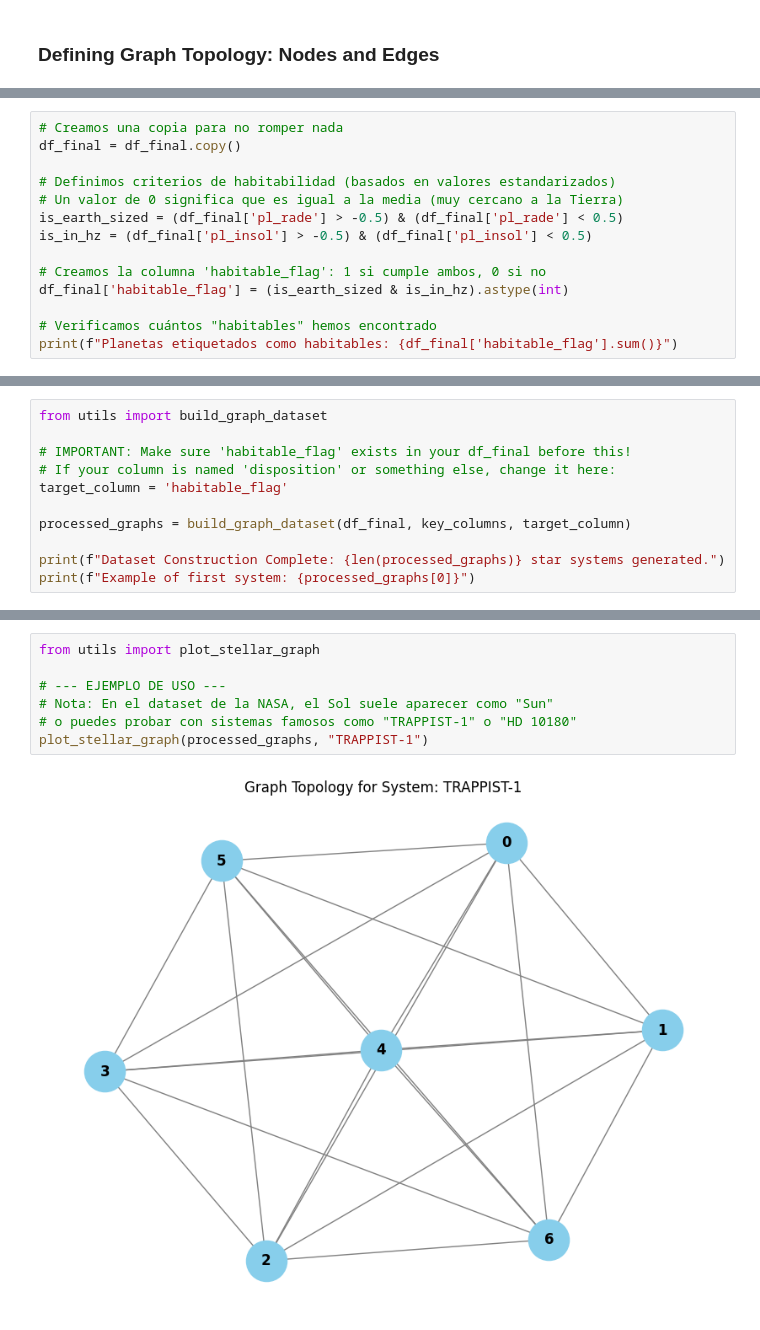
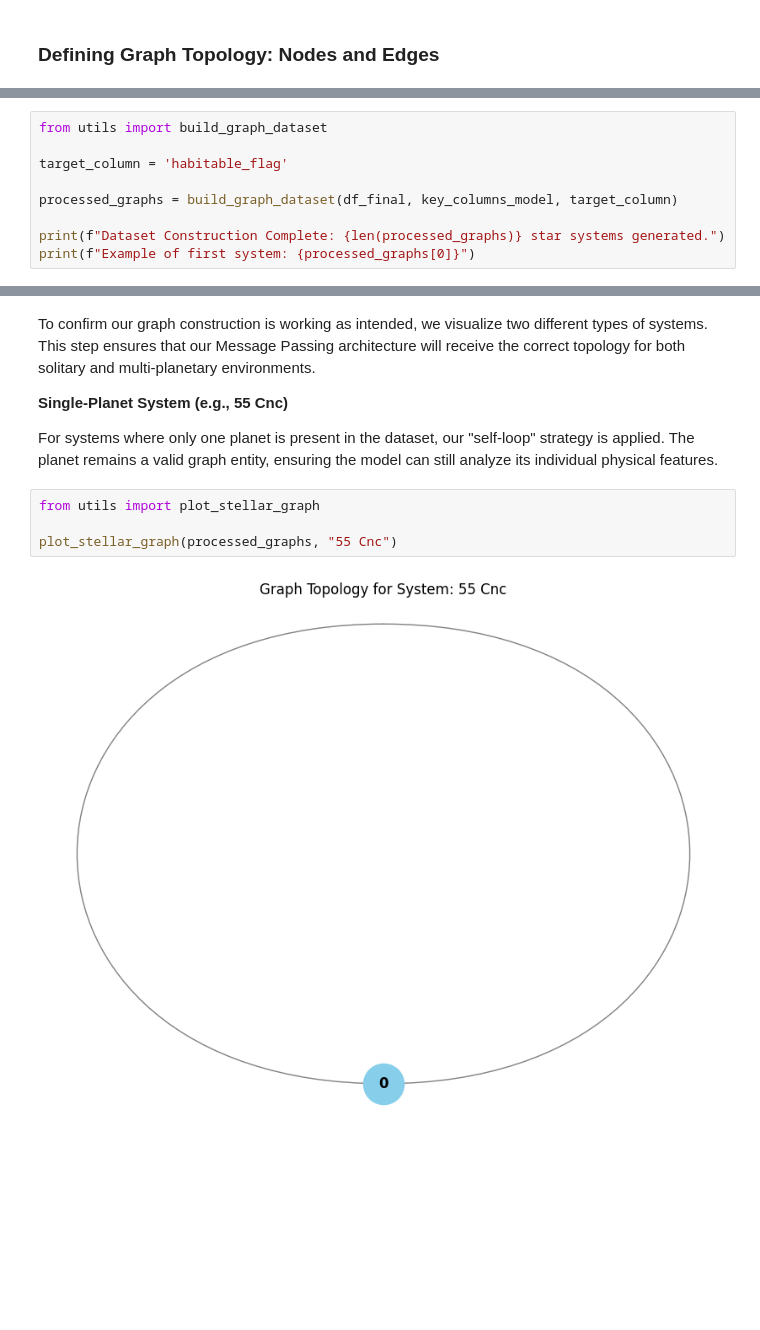
Before and after one commit to Gonzatorra/Machine-Learning-Avanzado, a Jupyter notebook: extraProject/main.ipynb, the cells around one changed output, grey strips where cells are left out. Drawn from its saved outputs; the diff is of its cells as text; blank space fills up the shorter version.

```diff
--- a/extraProject/main.ipynb
+++ b/extraProject/main.ipynb
@@ -409,14 +445,0 @@ In a GNN, we need to represent our dataset as a set of Nodes connected by Edges:
-# %%
-# Creamos una copia para no romper nada
-df_final = df_final.copy()
-
-# Definimos criterios de habitabilidad (basados en valores estandarizados)
-# Un valor de 0 significa que es igual a la media (muy cercano a la Tierra)
-is_earth_sized = (df_final['pl_rade'] > -0.5) & (df_final['pl_rade'] < 0.5)
-is_in_hz = (df_final['pl_insol'] > -0.5) & (df_final['pl_insol'] < 0.5)
-
-# Creamos la columna 'habitable_flag': 1 si cumple ambos, 0 si no
-df_final['habitable_flag'] = (is_earth_sized & is_in_hz).astype(int)
-
-# Verificamos cuántos "habitables" hemos encontrado
-print(f"Planetas etiquetados como habitables: {df_final['habitable_flag'].sum()}")
@@ -425,11 +446,9 @@ Planetas etiquetados como habitables: 1718
 # %%
 from utils import build_graph_dataset
 
-# IMPORTANT: Make sure 'habitable_flag' exists in your df_final before this!
-# If your column is named 'disposition' or something else, change it here:
 target_column = 'habitable_flag'
 
-processed_graphs = build_graph_dataset(df_final, key_columns, target_column)
+processed_graphs = build_graph_dataset(df_final, key_columns_model, target_column)
 
 print(f"Dataset Construction Complete: {len(processed_graphs)} star systems generated.")
 print(f"Example of first system: {processed_graphs[0]}")
@@ -439,9 +481,12 @@ Example of first system: Data(x=[1, 9], edge_index=[2, 1], y=[1], star_name='55
+# %% [markdown]
+To confirm our graph construction is working as intended, we visualize two different types of systems. This step ensures that our Message Passing architecture will receive the correct topology for both solitary and multi-planetary environments.
+
+**Single-Planet System (e.g., 55 Cnc)**
+
+For systems where only one planet is present in the dataset, our "self-loop" strategy is applied. The planet remains a valid graph entity, ensuring the model can still analyze its individual physical features.
 # %%
 from utils import plot_stellar_graph
 
-# --- EJEMPLO DE USO ---
-# Nota: En el dataset de la NASA, el Sol suele aparecer como "Sun"
-# o puedes probar con sistemas famosos como "TRAPPIST-1" o "HD 10180"
-plot_stellar_graph(processed_graphs, "TRAPPIST-1")
+plot_stellar_graph(processed_graphs, "55 Cnc")
 # %% [output]
-[figure, old version]
+[figure, new version]
```
Also changed, not shown: parts of 55 cells of this notebook, 3 other files.
